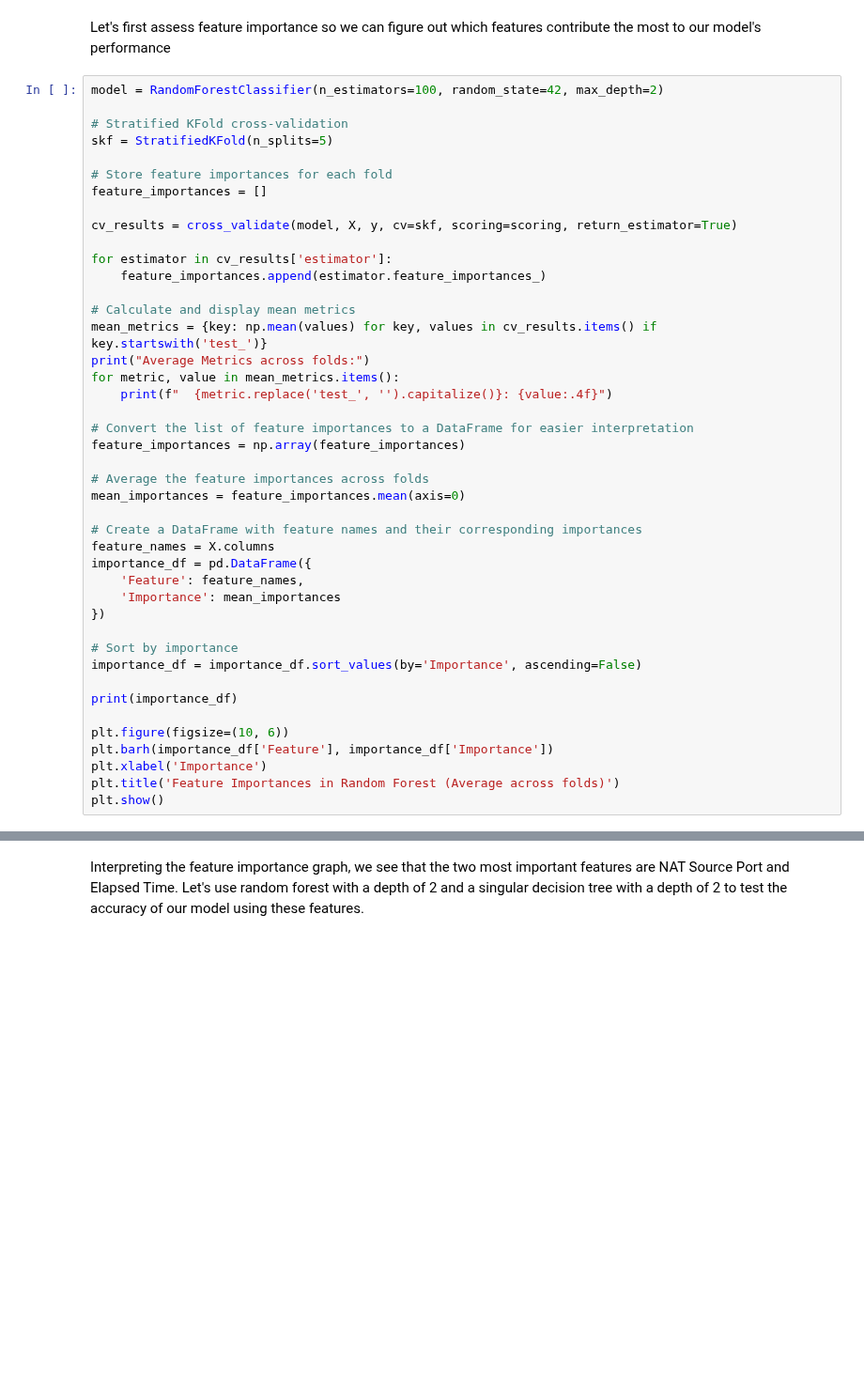
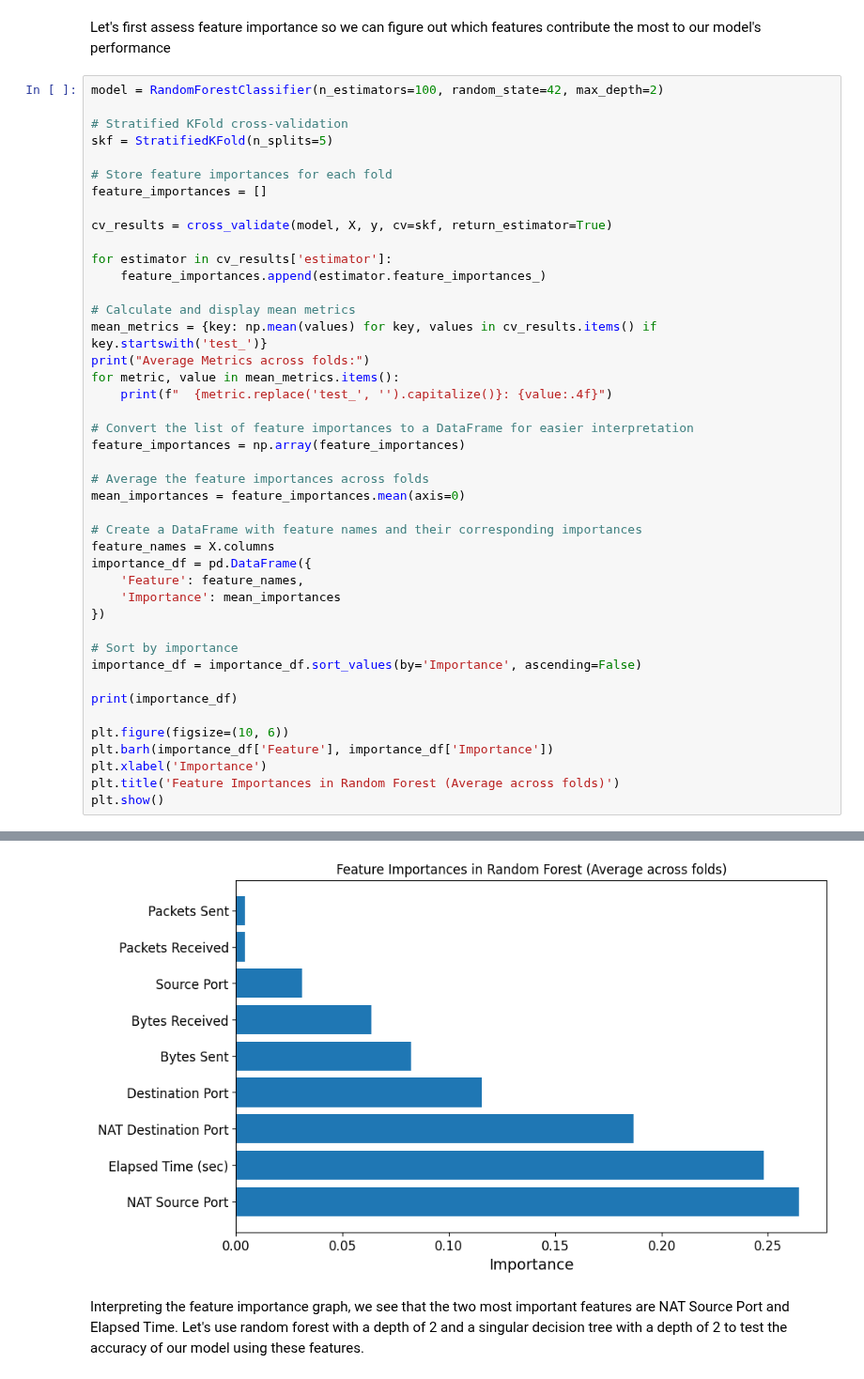
Before and after one commit to JeremiahHerring/Predict-Firewall-Actions, a Jupyter notebook: 4 or more ML Classifiers.ipynb, the cells around one changed output, grey strips where cells are left out. Shown at 94% size. Saved outputs shown, nothing was run; the diff lists cells and outputs as text; blank space fills up the shorter version.

```diff
--- a/4 or more ML Classifiers.ipynb
+++ b/4 or more ML Classifiers.ipynb
@@ -69,7 +104,7 @@ skf = StratifiedKFold(n_splits=5)
 # Store feature importances for each fold
 feature_importances = []
 
-cv_results = cross_validate(model, X, y, cv=skf, scoring=scoring, return_estimator=True)
+cv_results = cross_validate(model, X, y, cv=skf, return_estimator=True)
 
 for estimator in cv_results['estimator']:
     feature_importances.append(estimator.feature_importances_)
@@ -103,3 +138,4 @@ plt.barh(importance_df['Feature'], importance_df['Importance'])
 plt.xlabel('Importance')
 plt.title('Feature Importances in Random Forest (Average across folds)')
 plt.show()
+# %% [output]
@@ -106,3 +154,4 @@ plt.show()
+[figure, added]
 # %% [markdown]
 Interpreting the feature importance graph, we see that the two most important features are NAT Source Port and Elapsed Time. Let's use random forest with a depth of 2 and a singular decision tree with a depth of 2 to test the accuracy of our model using these features.
 # %%
```
Also changed, not shown: parts of 6 cells of this notebook.
